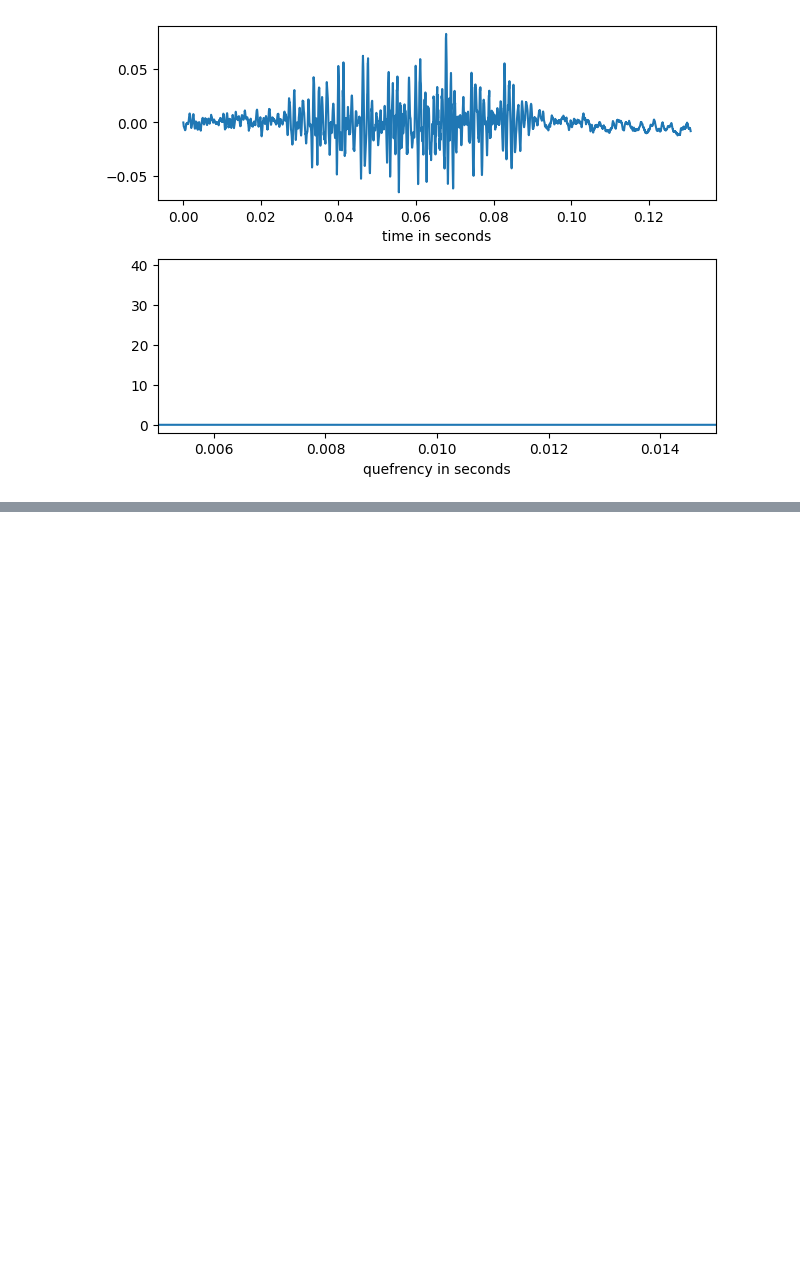
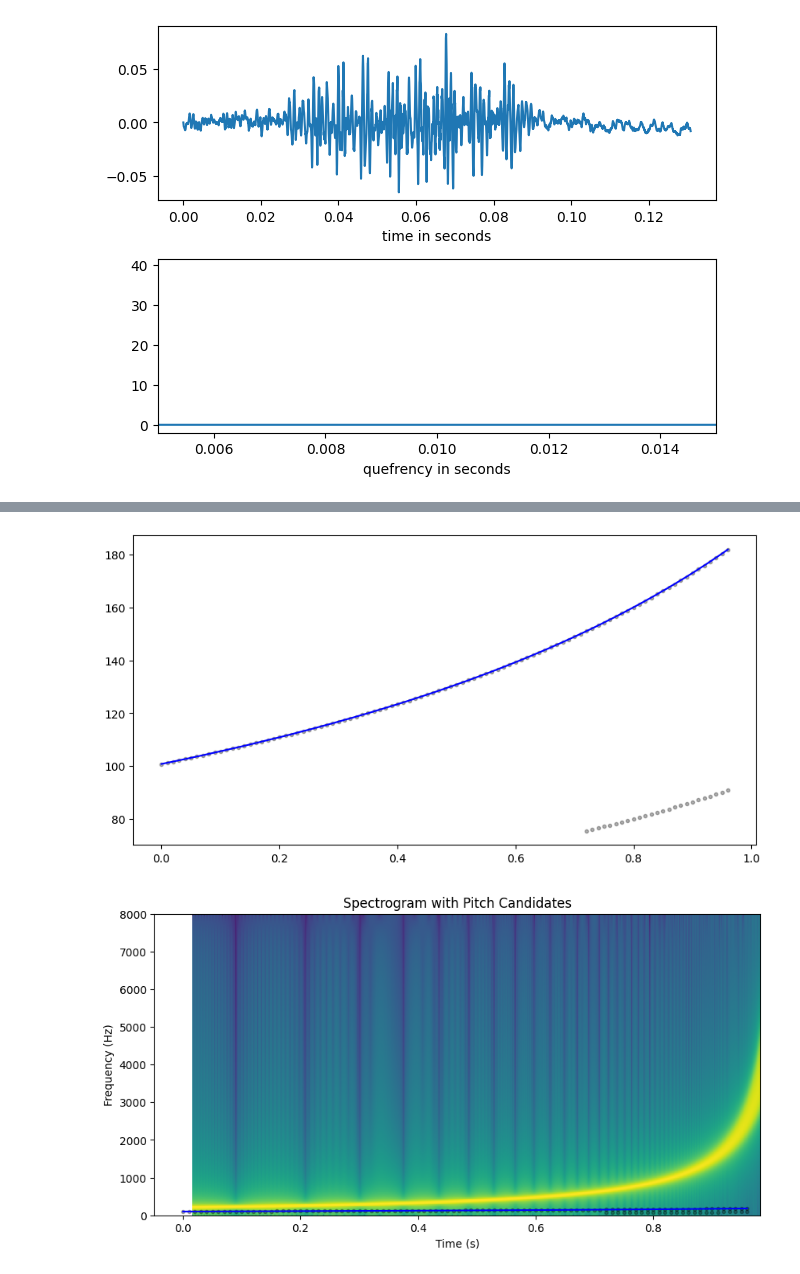
Before and after one commit to lgies23/biosonic, a Jupyter notebook: src/biosonic/test_plots.ipynb, the cells around one changed output, grey strips where cells are left out. Saved outputs shown, nothing was run; the diff lists cells and outputs as text; code cells hidden in the pictures; blank space fills up the shorter version.

Commit message:
plot pitch track over spectrogram, typing for pitch tracking basics

```diff
--- a/src/biosonic/test_plots.ipynb
+++ b/src/biosonic/test_plots.ipynb
@@ -112,3 +109,18 @@ plot_spectrogram(x, sr=sr, window='hann', window_length=n_fft, overlap=90, cmap=
+# %%
+from biosonic.plot import plot_pitch_candidates, plot_pitch_on_spectrogram
+from biosonic.compute.spectrotemporal import praat_pitch_tracking
+
+# Run pitch tracking
+time_points, candidates = praat_pitch_tracking(x, sr)
+Sx, t, f = spectrogram(x, sr=sr, window='hann', window_length=n_fft, overlap=95)
+#plot_spectrogram(Sx, t, f, cmap='grey')
+
+# Plot
+plot_pitch_candidates(time_points, candidates)
+plot_pitch_on_spectrogram(x, sr, time_points, candidates, window_length=n_fft, overlap=95, flim=(0,10000))
+# %% [output]
+[figure, added]
+[figure, added]
 # %%
 duration = 5.0
 sr = 8000.0
```
Also changed, not shown: parts of 10 cells of this notebook, 3 other files.
